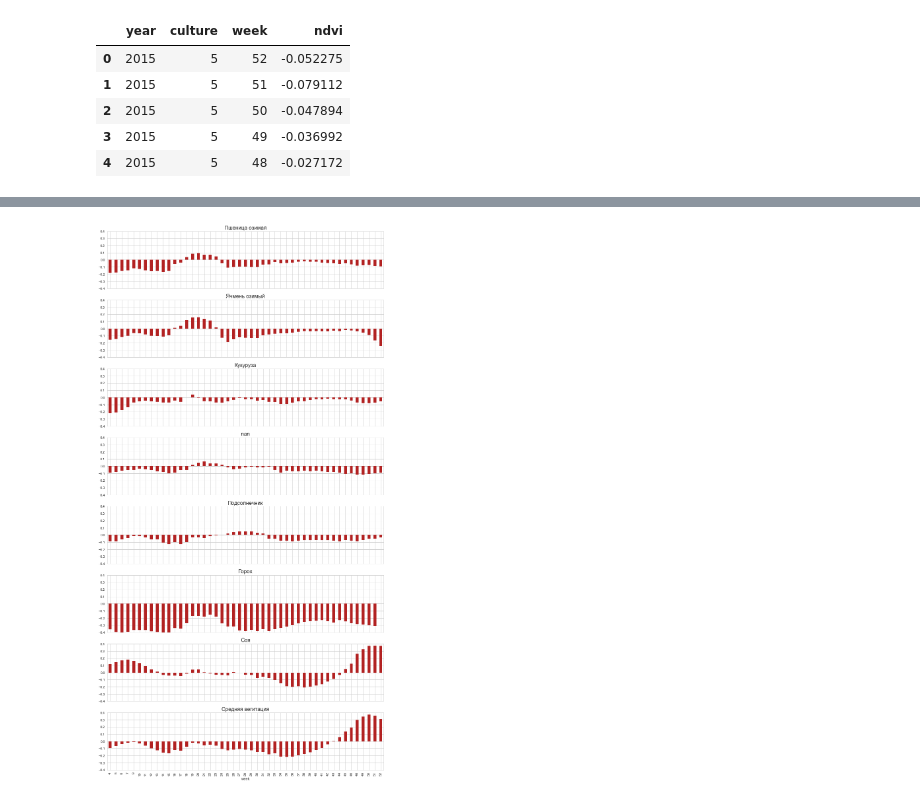
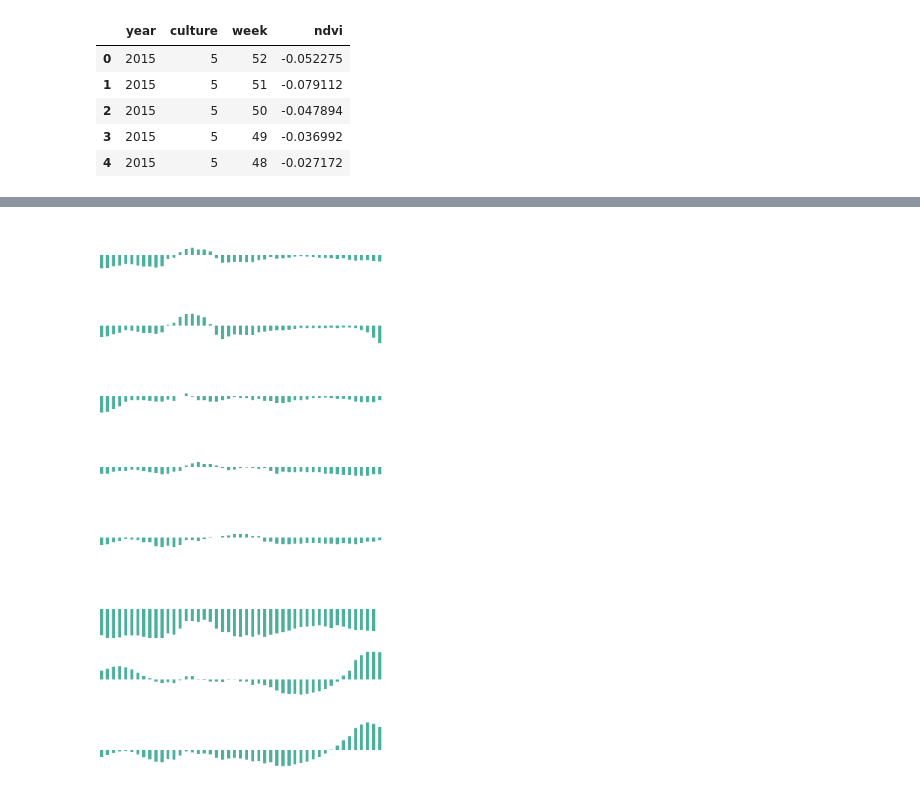
Before and after one commit to DFS-UCU/UkrainianAgriculture, a Jupyter notebook: notebooks/NDVIPrediction.ipynb, the cells around one changed output, grey strips where cells are left out. Saved outputs shown, nothing was run; the diff lists cells and outputs as text; code cells hidden in the pictures.

```diff
--- a/notebooks/NDVIPrediction.ipynb
+++ b/notebooks/NDVIPrediction.ipynb
@@ -16,7 +16,7 @@ from sklearn.metrics import r2_score
 from sklearn.model_selection import GridSearchCV
 
 sns.set(rc={"figure.figsize": (9, 5)})
-sns.set_style("whitegrid")
+sns.set_style("white")
 
 # current_palette = sns.color_palette("Paired")
 # sns.set_palette(current_palette)
@@ -139,6 +140,14 @@ plot_culture_year(4, 2015)
 # %%
+#sns.set(rc={"figure.figsize": (15, 9)})
+sns.set_context("poster")
+sns.set_style("white")
+sns.set_palette('Greens')
+
 cult15 = df[df['year'] == 2015]['culture'].unique()
 
 for cult in cult15:
     plot_culture_year(cult, 2015)
+
+sns.despine(offset=30)
+plt.savefig('../img/ndvi-bugn.png')
 # %% [output]
@@ -250,0 +283,12 @@ plot_diff(4)
+# %%
+sns.set(rc={"figure.figsize": (10, 8)})
+sns.set_style('white')
+sns.set_palette('pastel')
+f = plot_diff(4)
+sns.despine(offset=30, bottom=True)
+f.set_ylim([-0.15, 0.15])
+f.axes.get_xaxis().set_visible(False)
+f.axes.get_yaxis().set_ticks([-0.15, 0, 0.15])
+f.tick_params(labelsize=14)
+
+plt.savefig('../img/sunflower-ndvi-diff-gn.png')
@@ -251,13 +298,21 @@ plot_diff(4)
 # %%
 fig, axes = plt.subplots(len(cult15), sharex=True)
 fig.set_size_inches(15, 30, forward=True)
 
 for i in range(len(cult15)):
     df_diff_cult = df_diff[df_diff['culture'] == cult15[i]].groupby('week').mean()
     ndvi = df_diff_cult['ndvi']
 
-    ndvi.plot(kind='bar', ax=axes[i], color='firebrick')
-    axes[i].set_title(le.inverse_transform(cult15[i]), fontsize=16)
-    axes[i].set_ylim([-0.4, 0.4])
+    ndvi.plot(kind='bar', ax=axes[i], color='#4baf9c')
+    #axes[i].set_title(le.inverse_transform(cult15[i]), fontsize=16)
+    axes[i].set_ylim([-0.3, 0.3])
+    axes[i].get_xaxis().set_visible(False)
+    sns.despine(offset=30, bottom=True, left=True)
+    axes[i].axes.get_xaxis().set_visible(False)
+    axes[i].axes.get_yaxis().set_visible(False)
+    axes[i].axes.get_yaxis().set_ticks([-0.4, 0, 0.4])
+    axes[i].tick_params(labelsize=14)
+
+plt.savefig('../img/all-ndvi-diff.png')
 # %% [output]
-[figure, old version]
+[figure, new version]
```
Also changed, not shown: parts of 14 cells of this notebook, 4 other files.
